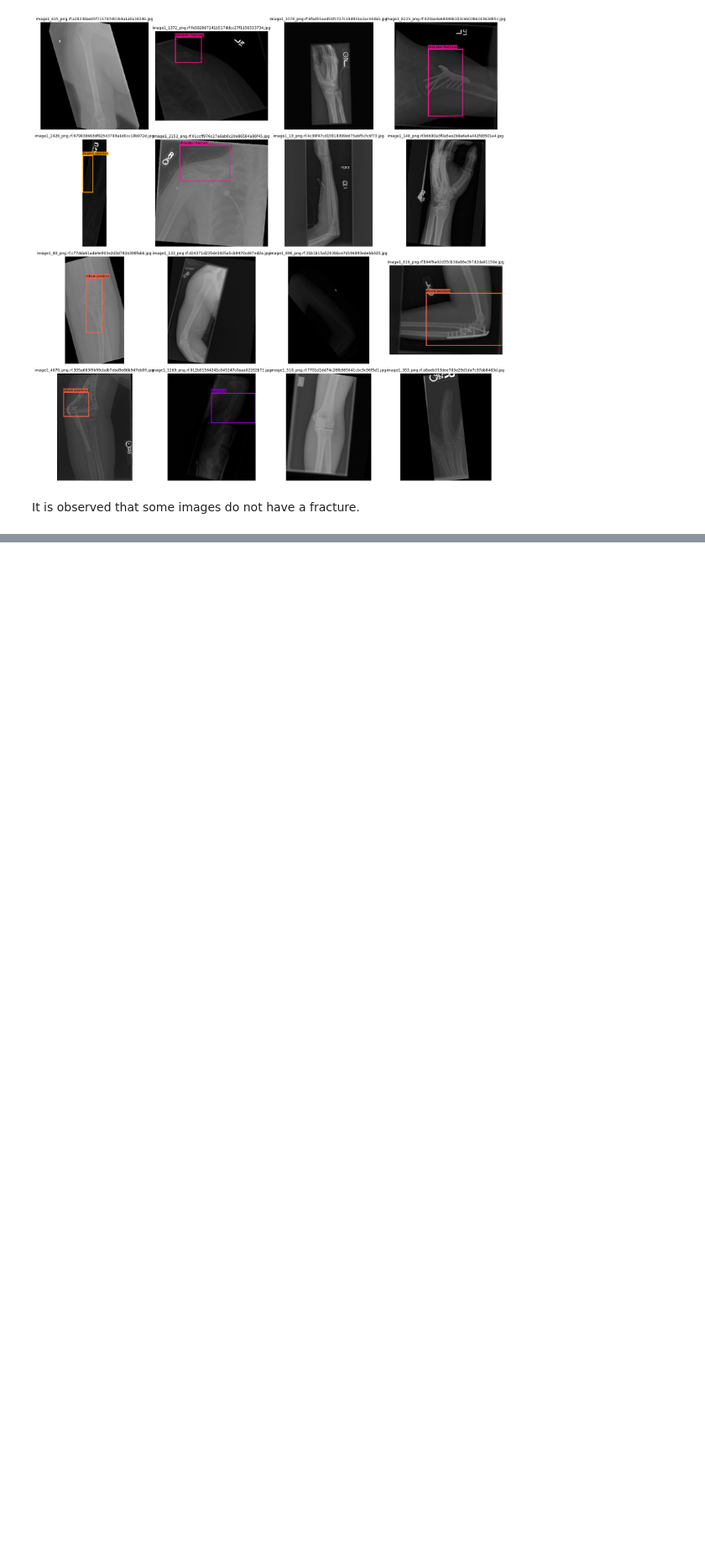
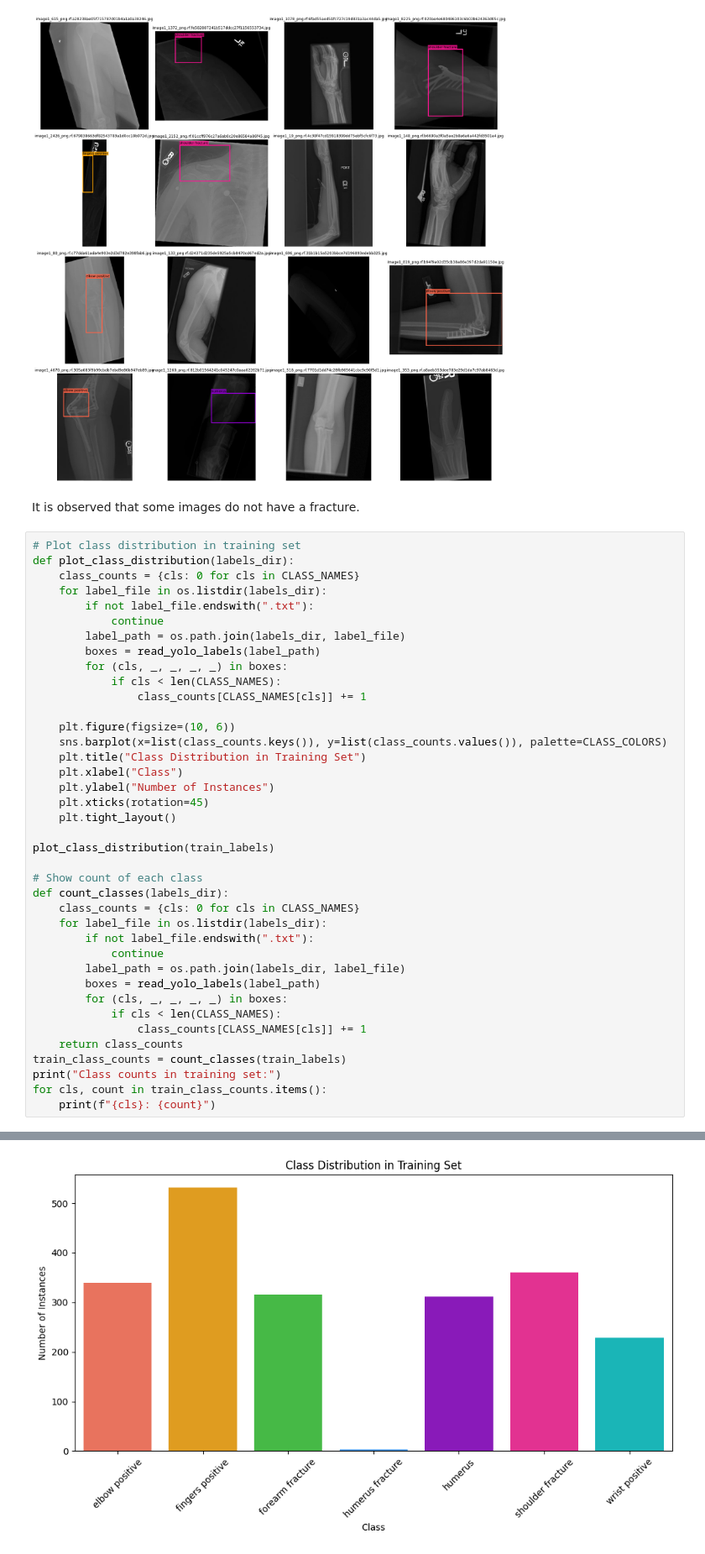
Before and after one commit to jackie-niu/CS9553-Project, a Jupyter notebook: Models/InitialEDA.ipynb, the cells around one changed output, grey strips where cells are left out. Shown at 84% size. Cells and saved outputs as stored; diff of their text form; blank space fills up the shorter version.

```diff
--- a/Models/YOLO_Model.ipynb
+++ b/Models/InitialEDA.ipynb
@@ -182,3 +182,43 @@ plot_samples_with_boxes(train_images, train_labels, n=16, seed=42)
 [figure]
 # %% [markdown]
 It is observed that some images do not have a fracture.
+# %%
+# Plot class distribution in training set
+def plot_class_distribution(labels_dir):
+    class_counts = {cls: 0 for cls in CLASS_NAMES}
+    for label_file in os.listdir(labels_dir):
+        if not label_file.endswith(".txt"):
+            continue
+        label_path = os.path.join(labels_dir, label_file)
+        boxes = read_yolo_labels(label_path)
+        for (cls, _, _, _, _) in boxes:
+            if cls < len(CLASS_NAMES):
+                class_counts[CLASS_NAMES[cls]] += 1
+
+    plt.figure(figsize=(10, 6))
+    sns.barplot(x=list(class_counts.keys()), y=list(class_counts.values()), palette=CLASS_COLORS)
+    plt.title("Class Distribution in Training Set")
+    plt.xlabel("Class")
+    plt.ylabel("Number of Instances")
+    plt.xticks(rotation=45)
+    plt.tight_layout()
+
+plot_class_distribution(train_labels)
+
+# Show count of each class
+def count_classes(labels_dir):
+    class_counts = {cls: 0 for cls in CLASS_NAMES}
+    for label_file in os.listdir(labels_dir):
+        if not label_file.endswith(".txt"):
+            continue
+        label_path = os.path.join(labels_dir, label_file)
+        boxes = read_yolo_labels(label_path)
+        for (cls, _, _, _, _) in boxes:
+            if cls < len(CLASS_NAMES):
+                class_counts[CLASS_NAMES[cls]] += 1
+    return class_counts
+train_class_counts = count_classes(train_labels)
+print("Class counts in training set:")
+for cls, count in train_class_counts.items():
+    print(f"{cls}: {count}")
+# %% [output]
@@ -184,0 +233 @@ It is observed that some images do not have a fracture.
+[figure, added]
```
Also changed, not shown: parts of 6 cells of this notebook.
